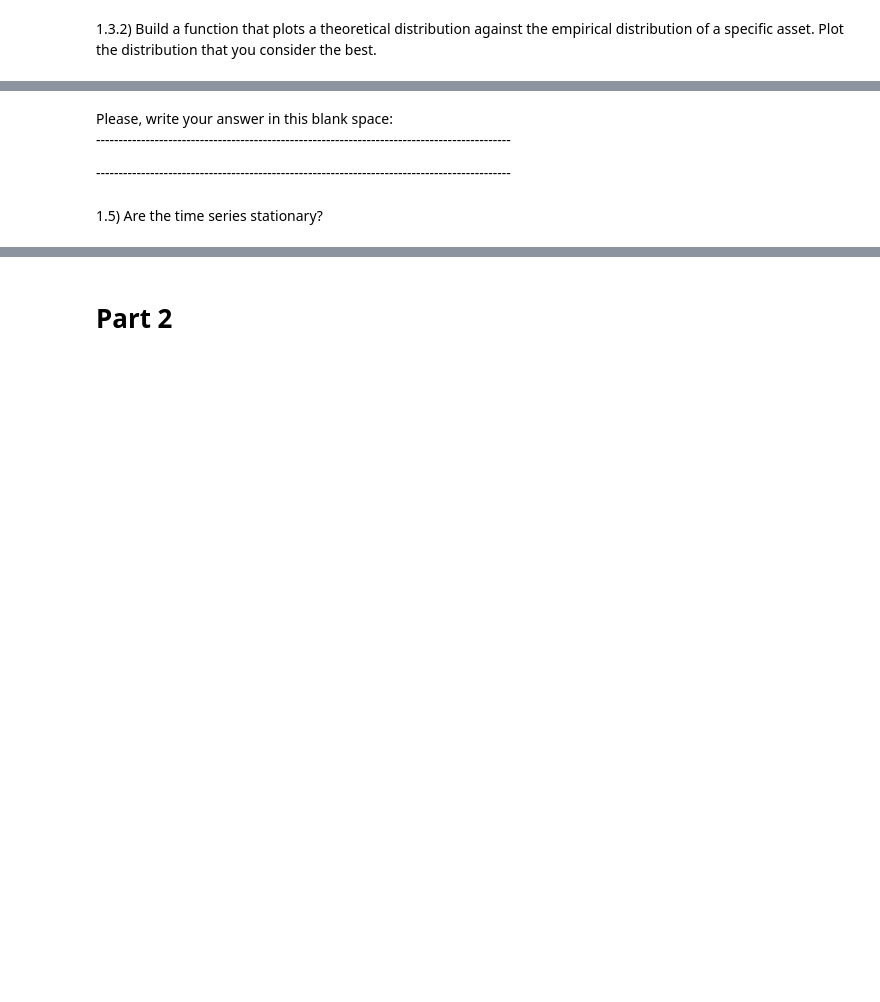
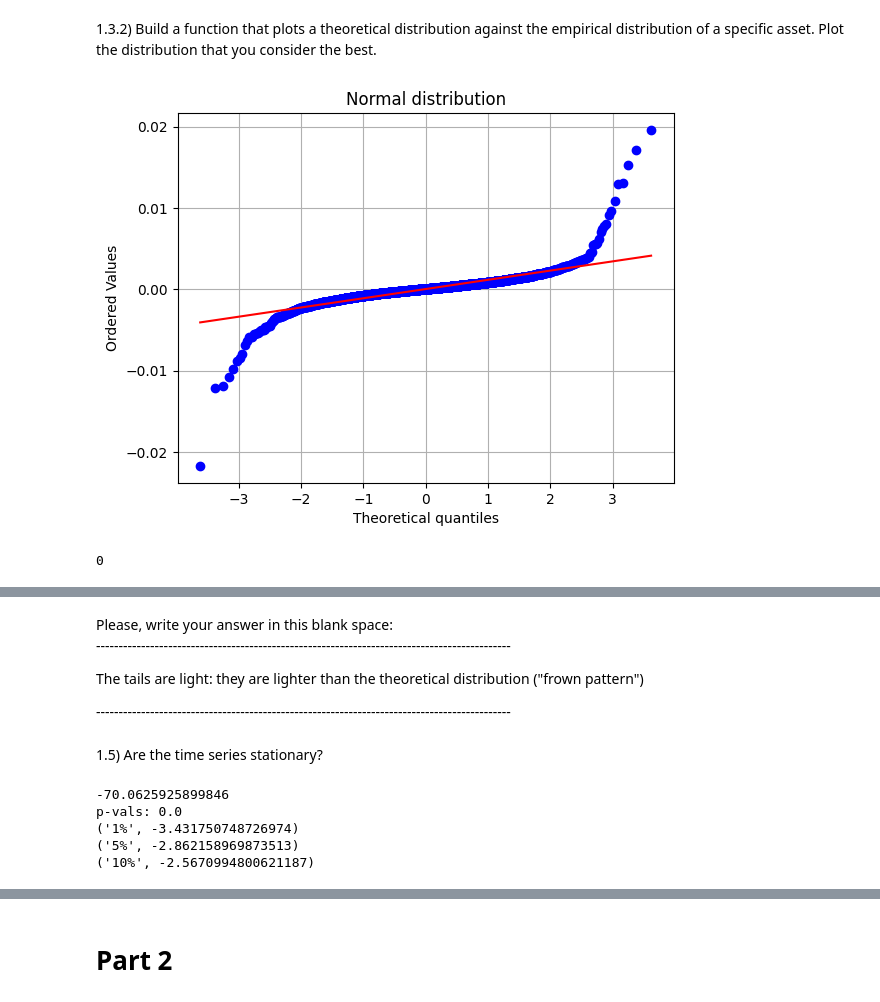
Before and after one commit to otcmarko/volatility_study, a Jupyter notebook: challenge.ipynb, the cells around one changed output, grey strips where cells are left out. Cells and saved outputs as stored; diff of their text form; code cells hidden in the pictures; blank space fills up the shorter version.

```diff
--- a/challenge.ipynb
+++ b/challenge.ipynb
@@ -93,0 +83,12 @@ Please, describe briefly the results obtained in this blank space: <br>
+# %%
+#------ Compute and print test results here ------
+"""We use a Kolmogorov-Smirnov test to see which distribution fits best"""
+k2, p_val_normal=stats.kstest(df,'norm')
+print(f'Normal distribution Kolmogorov-Smirnov : {k2}, p-value={p_val_normal} ')
+#stats.kstest()
+k2, p_val_tstudent=stats.kstest(df, 't', args=stats.t.fit(df))
+print(f'T-Student distribution Kolmogorov-Smirnov : {k2}, p-value={p_val_tstudent} ')
+
+k2, p_val_cauchy=stats.kstest(df, 'cauchy', args=stats.cauchy.fit(df))
+print(f'Cauchy distribution Kolmogorov-Smirnov : {k2}, p-value={p_val_cauchy} ')
+#-------------------------------------------------
@@ -96,30 +111,45 @@ Please, describe briefly the results obtained in this blank space: <br>
 # %%
 #------ Define plotting function here ------------
 def distribution_plot(returns: pd.Series, distribution: str = 'norm'):
         """
         Empirical distribution is plotted against theoretical one.
 
         Inputs:
         - returns: pd.Series containing the historical returns of the specific asset.
         - distribution: string defining the theoretical distribution to fit to data.
 
         Returns:
         - plt.plot: Empirical vs Theoretical distribution.
         """
 
         if distribution == 'norm':
-           pass
+           stats.probplot(returns, dist="norm", plot=plt)
+           plt.title("Normal distribution")
+           plt.grid(True)
+           plt.show()
+
         elif distribution == 't':
-            pass
+            stats.probplot(returns, dist="t", sparams=(df[column],), plot=plt)
+            plt.title("T-Student distribution")
+            plt.grid(True)
+            plt.show()
+
         elif distribution == 'cauchy':
-           pass
+           stats.probplot(returns, dist="cauchy", plot=plt)
+           plt.title("Cauchy distribution")
+           plt.grid(True)
+           plt.show()
+
         else:
             raise ValueError("Distribution not available. Choose among 'norm', 't', 'cauchy'.")
 
         return 0
 #-------------------------------------------------
 
-distribution_plot()
+distribution_plot(df[df.columns[0]],'norm')
+# %% [output]
+[figure, added]
+0
 # %% [markdown]
 1.4) The following QQ plot tests the empirical distribution of one of the assets against a normal distribution. What can you infer about the tails of the empirical distributions by looking at the plot? <br>
 <div style="text-align:center">
@@ -129,7 +159,7 @@ distribution_plot()
 Please, write your answer in this blank space: <br>
 --------------------------------------------------------------------------------------------<br>
 
-
+The tails are light: they are lighter than the theoretical distribution ("frown pattern")
 
 --------------------------------------------------------------------------------------------<br>
 # %% [markdown]
@@ -141,3 +167,20 @@ Please, write your answer in this blank space: <br>
+# %%
+#------------- Study stationarity here -----------
+from statsmodels.tsa.stattools import adfuller
+
+adf_result=adfuller(df[df.columns[0]])
+print(adf_result[0])
+print(f'p-vals: {adf_result[1]}')
+
+for key, val in adf_result[4].items():
+    print((key,val))
+#-------------------------------------------------
+# %% [output]
+-70.0625925899846
+p-vals: 0.0
+('1%', -3.431750748726974)
+('5%', -2.862158969873513)
+('10%', -2.5670994800621187)
 # %% [markdown]
 Please, describe briefly the results obtained in this blank space: <br>
 --------------------------------------------------------------------------------------------<br>
```
Also changed, not shown: parts of 15 cells of this notebook.
